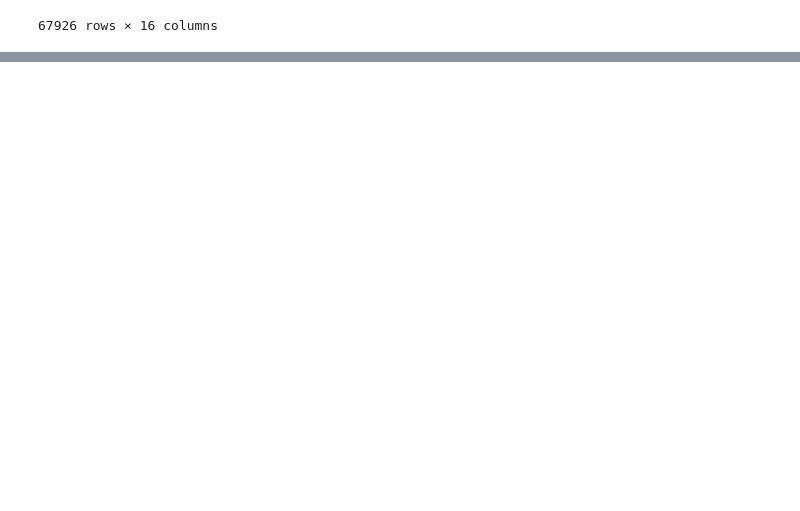
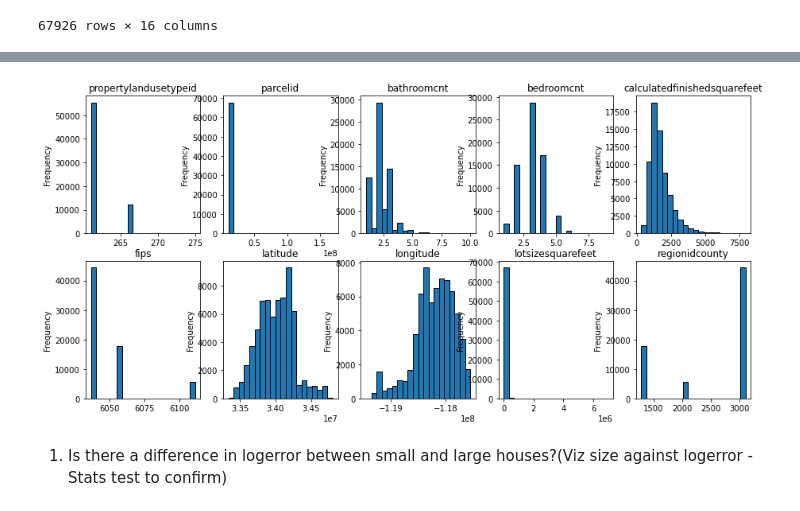
Before and after one commit to SLawsonWoods/clustering_zillow, a Jupyter notebook: drafting_notebook.ipynb, the cells around one changed output, grey strips where cells are left out. Saved outputs shown, nothing was run; the diff lists cells and outputs as text; code cells hidden in the pictures; blank space fills up the shorter version.

```diff
--- a/drafting_notebook.ipynb
+++ b/drafting_notebook.ipynb
@@ -317,0 +388,5 @@ df.dropna()
+# %%
+# I looked up the the average home size is 2,300 sqft so I will make that the cutoff
+# between a large and small home
+# here I want to divide the homes and insert into a column those that are more than 2,300 sqft
+df['large_home'] =(df['calculatedfinishedsquarefeet']> 2300).astype(int)
@@ -393,0 +513,10 @@ The topics of interest I would like to explore are:
+# %%
+# First let's look at the distribution of each variable
+fig, axs = plt.subplots(2, 5, figsize=(15, 7))
+
+for ax, col in zip(axs.flatten(), train.select_dtypes(float)):
+    df[col].plot.hist(ax=ax,bins=20, title=col, ec='black')
+# %% [output]
+[figure, added]
+# %% [markdown]
+1. Is there a difference in logerror between small and large houses?(Viz size           against logerror -Stats test to confirm)
```
Also changed, not shown: parts of 27 cells of this notebook.
